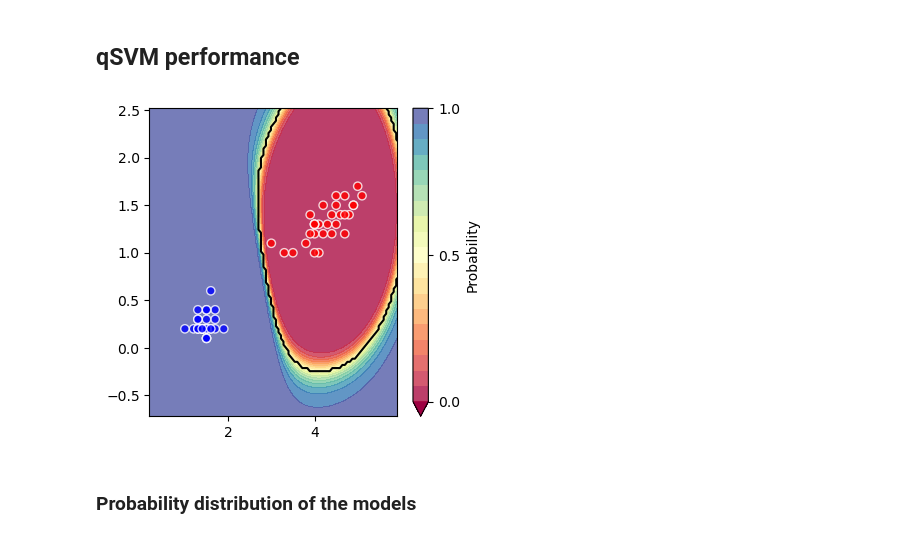
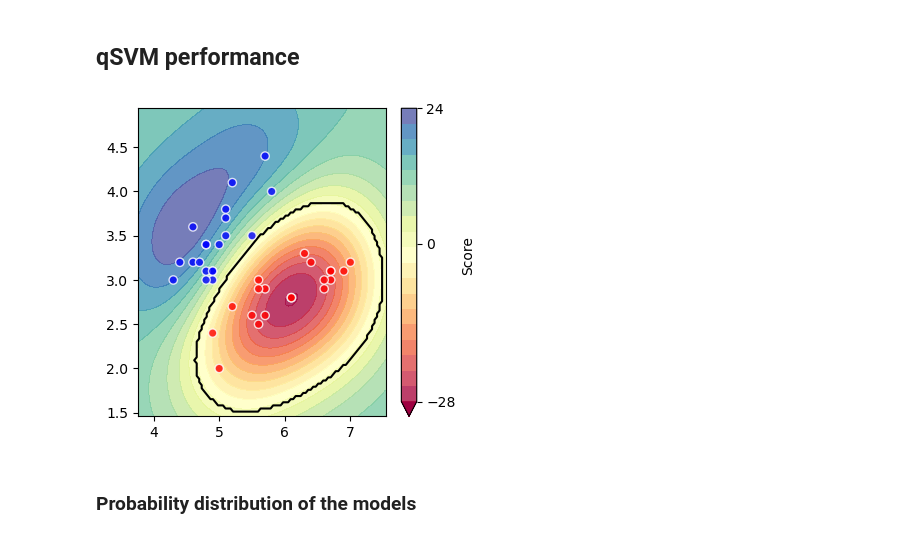
Before and after one commit to Freddo242/ResearchProjectRepo, a Jupyter notebook: Main/setosa-versicolor_analysis.ipynb, the cells around one changed output. Saved outputs shown, nothing was run; the diff lists cells and outputs as text; code cells hidden in the pictures.

```diff
--- a/Main/setosa-versicolor_analysis.ipynb
+++ b/Main/setosa-versicolor_analysis.ipynb
@@ -112,21 +111,21 @@ plot_boundary.plot(plot_X_test, plot_t_test, clf, colorbar = True)
 ## qSVM performance
 # %%
 #Showing the decision boundary between petal length and petal width -- which divides the data really well.
-dimensions = [2, 3]
+dimensions = [0, 1]
 clf = QUBOSoftMarginClassifier(2, 3, 5, kernel_func, 1)
 clf = clf.make_QUBO_problem(X_train, t_train).fit(X_train, t_train)
 scores = clf.decision_function(X_test)
 preds = clf.predict(X_test)
 q_prob_dist = clf.predict_proba(X_test)
 
 clf.support_vectors = clf.support_vectors[:, dimensions]
 clf.alphas = clf.alphas[dimensions]
-plot_X_test = X_test[:, dimensions]
-plot_t_test = t_test
+plot_X_test = X_train[:, dimensions]
+plot_t_test = t_train
 
-plot_boundary.plot(plot_X_test, plot_t_test, clf, colorbar = True)
+plot_boundary.plot(plot_X_test, plot_t_test, clf, contour_func = 'decision_function', colorbar = True)
 # %% [output]
-[figure, old version]
+[figure, new version]
 # %% [markdown]
 ### Probability distribution of the models
 # %%
```
Also changed, not shown: parts of 14 cells of this notebook, 3 other files.
